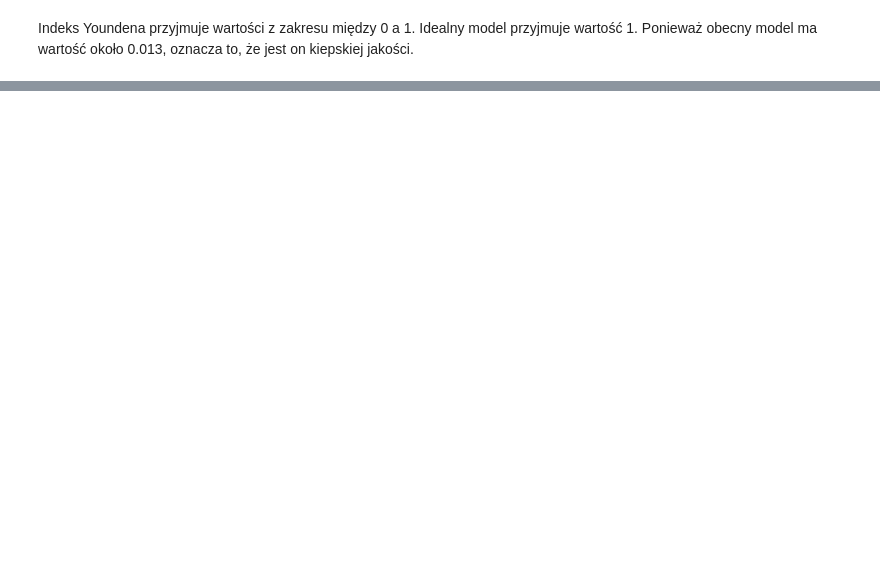
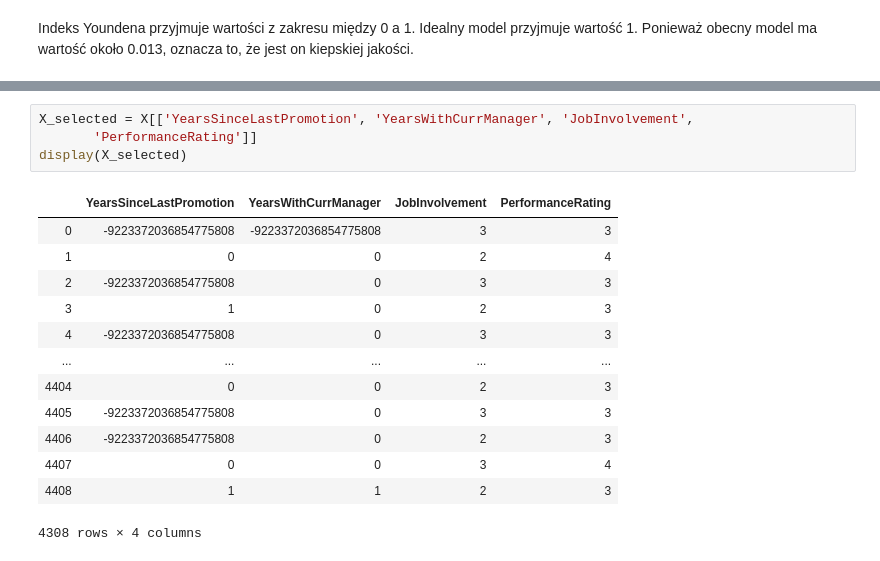
Before and after one commit to mic9410/SRD-final-project-hr-analytics, a Jupyter notebook: final_project.ipynb, the cells around one changed output, grey strips where cells are left out. Cells and saved outputs as stored; diff of their text form; blank space fills up the shorter version.

```diff
--- a/final_project.ipynb
+++ b/final_project.ipynb
@@ -625,0 +745,18 @@ Image(graph.create_png())
+# %%
+X_selected = X[['YearsSinceLastPromotion', 'YearsWithCurrManager', 'JobInvolvement',
+       'PerformanceRating']]
+display(X_selected)
+# %% [output]
+|  | YearsSinceLastPromotion | YearsWithCurrManager | JobInvolvement | PerformanceRating |
+| 0 | -9223372036854775808 | -9223372036854775808 | 3 | 3 |
+| 1 | 0 | 0 | 2 | 4 |
+| 2 | -9223372036854775808 | 0 | 3 | 3 |
+| 3 | 1 | 0 | 2 | 3 |
+| 4 | -9223372036854775808 | 0 | 3 | 3 |
+| ... | ... | ... | ... | ... |
+| 4404 | 0 | 0 | 2 | 3 |
+| 4405 | -9223372036854775808 | 0 | 3 | 3 |
+| 4406 | -9223372036854775808 | 0 | 2 | 3 |
+| 4407 | 0 | 0 | 3 | 4 |
+| 4408 | 1 | 1 | 2 | 3 |
+4308 rows × 4 columns
```
Also changed, not shown: parts of 48 cells of this notebook.
